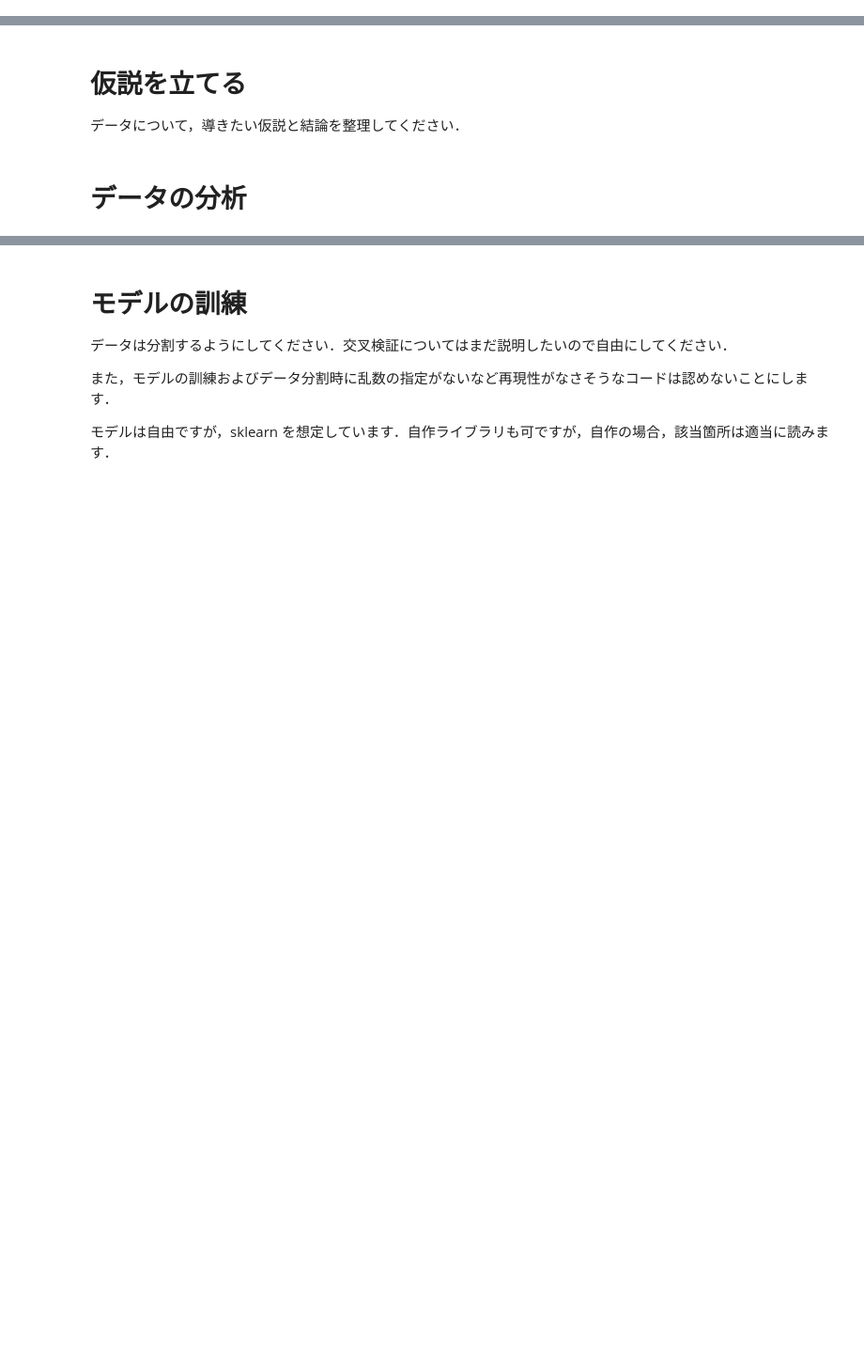
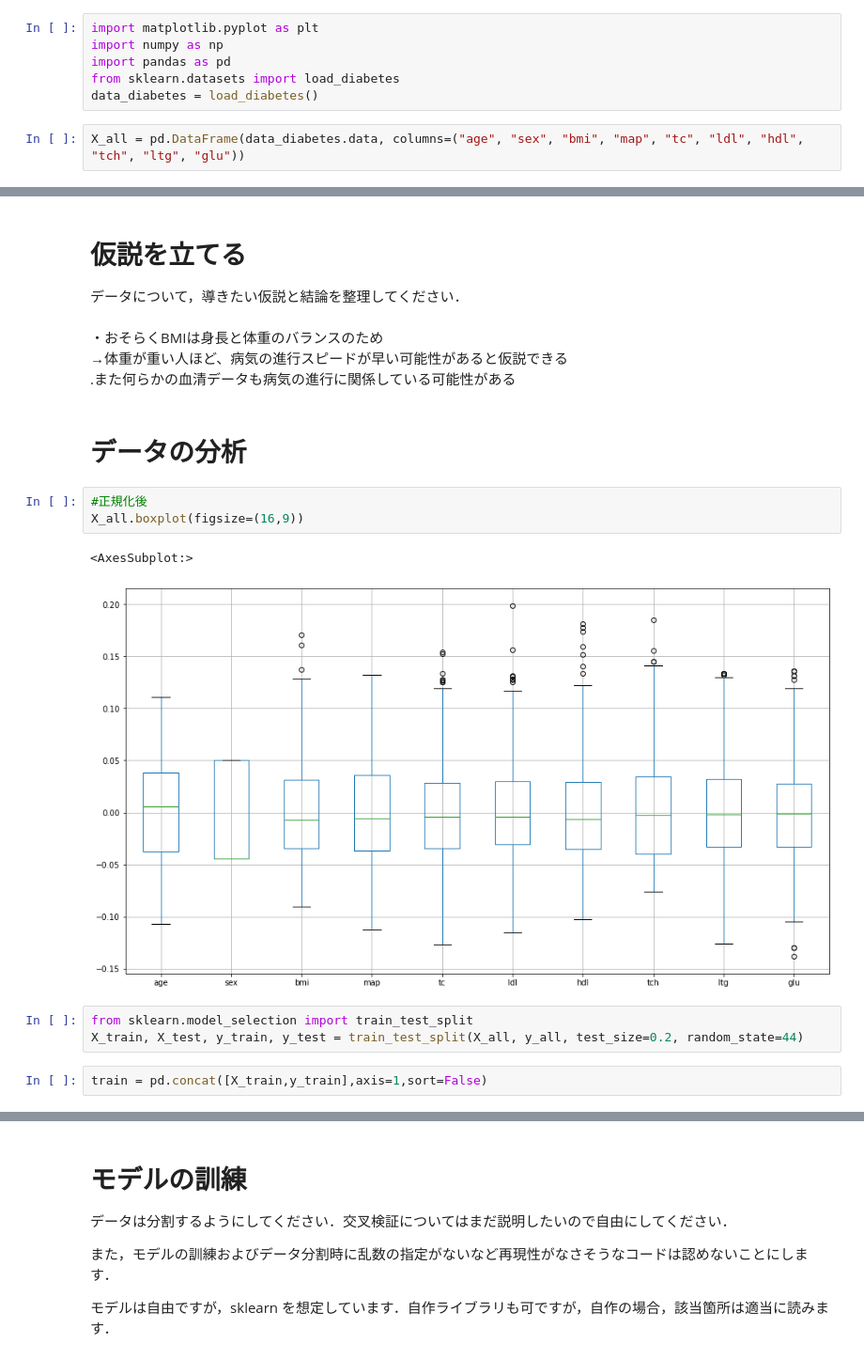
Before and after one commit to soccerboytea/hoge, a Jupyter notebook: 第5回課題.ipynb, the cells around one changed output, grey strips where cells are left out. Shown at 94% size. Drawn from its saved outputs; the diff is of its cells as text; blank space fills up the shorter version.

```diff
--- a/第5回課題.ipynb
+++ b/第5回課題.ipynb
@@ -19,3 +19,11 @@
 wine data 以外を利用してデータ分析してください．
 
 なるべく，ラベルと属性から推論が立てやすいデータを選択するとやりやすいです．
+# %%
+import matplotlib.pyplot as plt
+import numpy as np
+import pandas as pd
+from sklearn.datasets import load_diabetes
+data_diabetes = load_diabetes()
+# %%
+X_all = pd.DataFrame(data_diabetes.data, columns=("age", "sex", "bmi", "map", "tc", "ldl", "hdl", "tch", "ltg", "glu"))
@@ -27,5 +78,22 @@ wine data 以外を利用してデータ分析してください．
 # %% [markdown]
 # 仮説を立てる
 データについて，導きたい仮説と結論を整理してください．
+# %% [markdown]
+・おそらくBMIは身長と体重のバランスのため
+<br>
+→体重が重い人ほど、病気の進行スピードが早い可能性があると仮説できる
+<br>
+.また何らかの血清データも病気の進行に関係している可能性がある
 # %% [markdown]
 # データの分析
+# %%
+#正規化後
+X_all.boxplot(figsize=(16,9))
+# %% [output]
+<AxesSubplot:>
+[figure, added]
+# %%
+from sklearn.model_selection import train_test_split
+X_train, X_test, y_train, y_test = train_test_split(X_all, y_all, test_size=0.2, random_state=44)
+# %%
+train = pd.concat([X_train,y_train],axis=1,sort=False)
```
Also changed, not shown: parts of 27 cells of this notebook, 1 other file.
